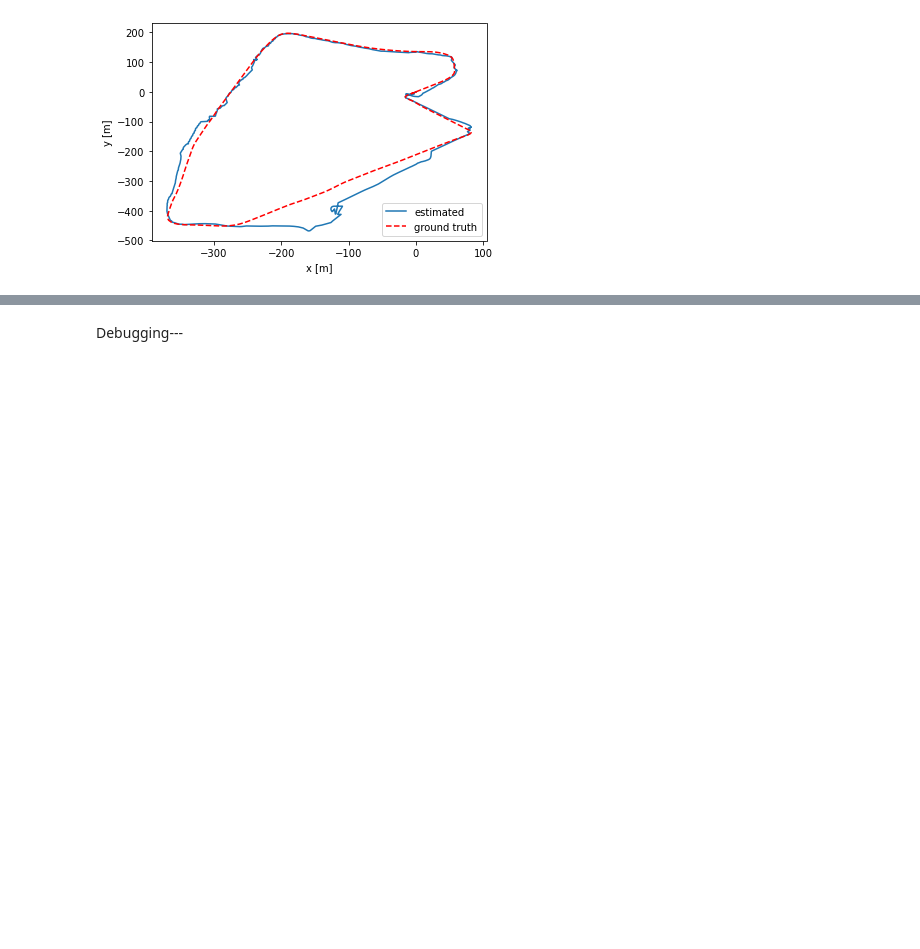
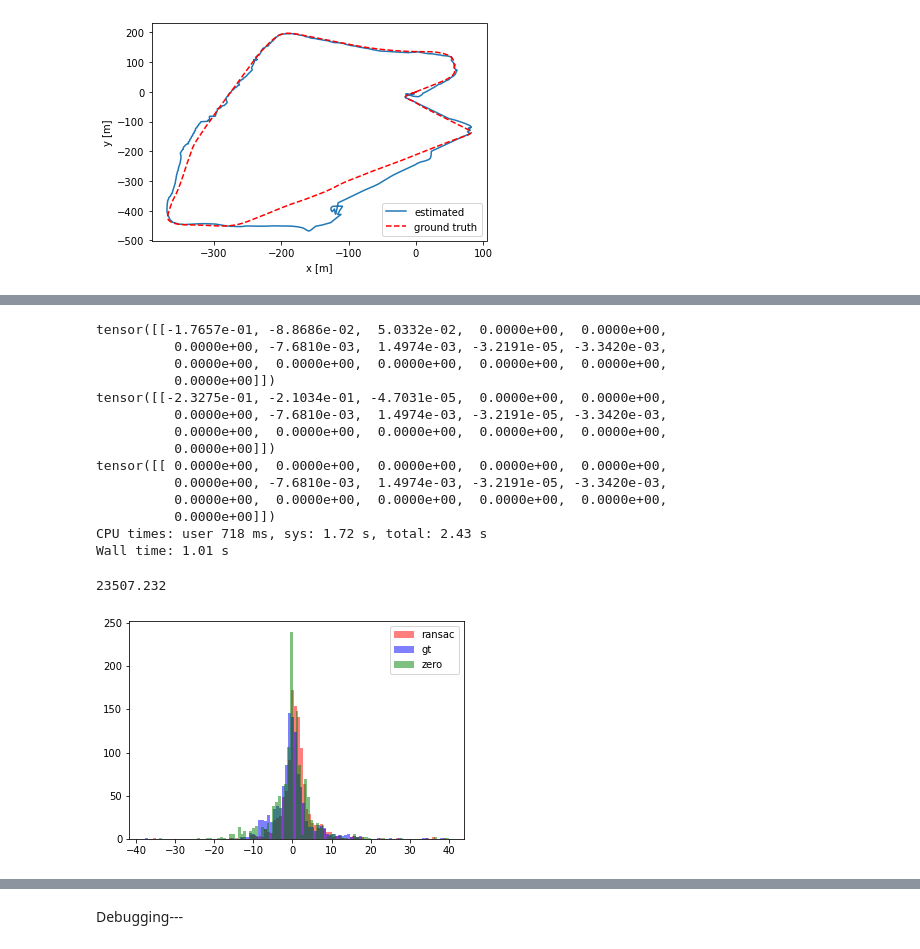
Before and after one commit to Stanford-NavLab/DDUncertaintyFilter, a Jupyter notebook: notebooks/05_31_22_DD_filter.ipynb, the cells around one changed output, grey strips where cells are left out. Drawn from its saved outputs; the diff is of its cells as text; code cells hidden in the pictures; blank space fills up the shorter version.

```diff
--- a/notebooks/05_31_22_DD_filter.ipynb
+++ b/notebooks/05_31_22_DD_filter.ipynb
@@ -581,6 +399,3 @@ plt.legend()
-# %%
-traj_idx = 0
-plt.plot([lin_acc[gt_to_imu_idx(t)][0]**2 + lin_acc[gt_to_imu_idx(t)][1]**2 + (lin_acc[gt_to_imu_idx(t)][2] - 9.81)**2 for t in range(traj_idx, traj_idx + 200)])
 # %%
 def scale_line_search(vel):
     # Project 3D points to image plane
@@ -594,11 +409,13 @@ def scale_line_search(vel):
 scales = np.arange(0.0, 0.2, 0.01)
 plt.plot([scale for scale in scales], [scale_line_search(np.array([-scale, 0.0, -0.215])) for scale in scales])
 # %%
+%%time
+
 # UNITTEST: Experiments for debugging visual odometry landmarks
 
-vo_idx = imu_to_vo_idx(gt_to_imu_idx(traj_idx + 148))
+vo_idx = imu_to_vo_idx(gt_to_imu_idx(traj_idx + 110))
 
-landmark_3d, pixel_2d, K, ransac_R, ransac_t = load_vo_data(vo_idx, vo_data, size=200, error_level=100.0)
+landmark_3d, pixel_2d, K, ransac_R, ransac_t = load_vo_data(vo_idx, vo_data, size=1000, error_level=100.0)
 
 def scale_line_search(scale):
     tmp_gt_delta = gt_pos_delta(vo_idx)
@@ -606,43 +423,79 @@ def scale_line_search(scale):
 #     tmp_state = estimated_state.detach().clone()
     tmp_state = torch.zeros(1, 16)
     tmp_state[:, 6:10] = tmp_quat
 
-    delta_quat = tf.matrix_to_quaternion(torch.tensor(cv2.Rodrigues(ransac_R)[0]))
+    prev_state = torch.zeros(1, 16)
+    prev_state[:, 6:10] = eul2quat(torch.tensor(gt_rot[imu_to_gt_idx(vo_to_imu_idx(vo_idx-1)), :]))
+
+#     delta_quat = tf.matrix_to_quaternion(torch.tensor(cv2.Rodrigues(ransac_R)[0]))
+    delta_quat = torch.zeros(1, 4)
 #     prev_frame_quat = or_quat[vo_to_imu_idx(vo_idx-1)].detach().clone()
 #     prev_frame_quat[[1, 2]] = prev_frame_quat[[2, 1]]
 #     cur_frame_quat = or_quat[vo_to_imu_idx(vo_idx)].detach().clone()
 #     cur_frame_quat[[1, 2]] = cur_frame_quat[[2, 1]]
 #     delta_quat = quat_delta(prev_frame_quat, cur_frame_quat)
 
     tmp_t = torch.tensor(ransac_t.flatten())
-    tmp_t[1] = -tmp_t[1]
-    tmp_t  = tmp_t[[1, 0, 2]]
+    tmp_t[2] = -tmp_t[2]
+    tmp_t  = tmp_t[[0, 2, 1]]
+    tmp_t = tf.quaternion_apply(tf.quaternion_invert(tmp_quat), tmp_t)
+    tmp_state[:, :3] = tmp_t
+    print(tmp_state-prev_state)
 
-    tmp_state[:, 3:6] = 2.0*tf.quaternion_apply(tf.quaternion_invert(tmp_quat), tmp_t)
-    fname_ransac = f'tmp_res_ransac_{vo_idx}'
+#     fname_ransac = f'tmp_res_ransac_{vo_idx}'
 
-    test_filter.update_vo(landmarks=landmark_3d, delta_quat=delta_quat, intrinsic=K)
+    test_filter.update_vo(landmark_std=100.0, landmarks=landmark_3d, intrinsic=K, scale=1.0, prev_state=prev_state, linearization_point=pixel_2d.reshape(1, -1))
     expected_observation, R = test_filter.measurement_model(tmp_state)
     abs_res_ransac = (expected_observation - pixel_2d.reshape(1, -1)).numpy()
 
-    tmp_state[:, 3:6] = torch.tensor(tmp_gt_delta)/scale
-    fname_gt = f'tmp_res_gt_{vo_idx}'
+    tmp_state[:, :3] = torch.tensor(tmp_gt_delta)*scale
+    print(tmp_state-prev_state)
+#     fname_gt = f'tmp_res_gt_{vo_idx}'
 
-    test_filter.update_vo(landmarks=landmark_3d, delta_quat=delta_quat, intrinsic=K)
+    test_filter.update_vo(landmark_std=100.0, landmarks=landmark_3d, intrinsic=K, scale=1.0, prev_state=prev_state, linearization_point=pixel_2d.reshape(1, -1))
     expected_observation, R = test_filter.measurement_model(tmp_state)
     abs_res_gt = (expected_observation - pixel_2d.reshape(1, -1)).numpy()
 
+    estimated_state = test_filter(controls=None, observations=pixel_2d.reshape(1, -1))
+
+    tmp_state[:, :3] = torch.zeros(3)
+    print(tmp_state-prev_state)
+#     fname_gt = f'tmp_res_gt_{vo_idx}'
+
+    test_filter.update_vo(landmark_std=100.0, landmarks=landmark_3d, intrinsic=K, scale=1.0, prev_state=prev_state, linearization_point=pixel_2d.reshape(1, -1))
+    expected_observation, R = test_filter.measurement_model(tmp_state)
+    abs_res_zero = (expected_observation - pixel_2d.reshape(1, -1)).numpy()
+
 #     abs_res[abs_res > 5] = 0.0
-    plt.hist(abs_res_ransac.flatten(), alpha=0.5, label='ransac')
-    plt.hist(abs_res_gt.flatten(), alpha=0.5, label='gt')
+    plt.hist(abs_res_ransac.flatten(), alpha=0.5, label='ransac', color='red', bins=100)
+    plt.hist(abs_res_gt.flatten(), alpha=0.5, label='gt', color='blue', bins=100)
+    plt.hist(abs_res_zero.flatten(), alpha=0.5, label='zero', color='green', bins=100)
     plt.legend()
 
 #     np.save(fname_ransac, abs_res_ransac.flatten())
 #     np.save(fname_gt, abs_res_gt.flatten())
 
 
-    val = np.square(abs_res_gt).sum() - np.square(abs_res_ransac).sum()
+#     val = np.square(abs_res_gt).sum() - np.square(abs_res_ransac).sum()
+    val = np.square(abs_res_ransac).sum()
     return val
 
 # plt.plot([scale_line_search(0.5 + i/10) for i in tqdm(range(100))])
-scale_line_search(1.0)
+scale_line_search(0.5)
+# %% [output]
+tensor([[-1.7657e-01, -8.8686e-02,  5.0332e-02,  0.0000e+00,  0.0000e+00,
+          0.0000e+00, -7.6810e-03,  1.4974e-03, -3.2191e-05, -3.3420e-03,
+          0.0000e+00,  0.0000e+00,  0.0000e+00,  0.0000e+00,  0.0000e+00,
+          0.0000e+00]])
+tensor([[-2.3275e-01, -2.1034e-01, -4.7031e-05,  0.0000e+00,  0.0000e+00,
+          0.0000e+00, -7.6810e-03,  1.4974e-03, -3.2191e-05, -3.3420e-03,
+          0.0000e+00,  0.0000e+00,  0.0000e+00,  0.0000e+00,  0.0000e+00,
+          0.0000e+00]])
+tensor([[ 0.0000e+00,  0.0000e+00,  0.0000e+00,  0.0000e+00,  0.0000e+00,
+          0.0000e+00, -7.6810e-03,  1.4974e-03, -3.2191e-05, -3.3420e-03,
+          0.0000e+00,  0.0000e+00,  0.0000e+00,  0.0000e+00,  0.0000e+00,
+          0.0000e+00]])
+CPU times: user 718 ms, sys: 1.72 s, total: 2.43 s
+Wall time: 1.01 s
+23507.232
+[figure, added]
```
Also changed, not shown: parts of 12 cells of this notebook, 17 other files.
